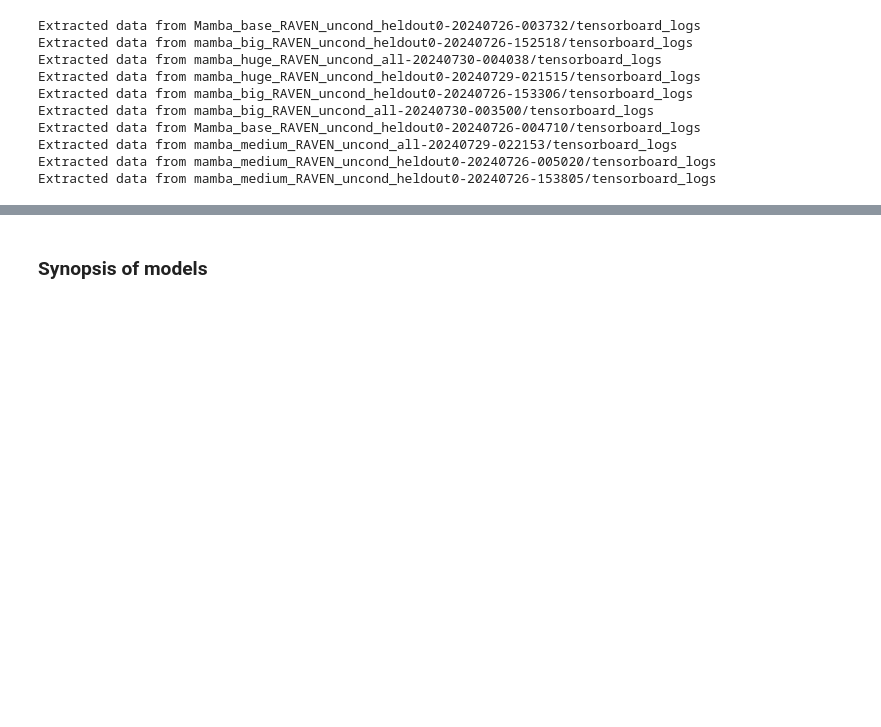
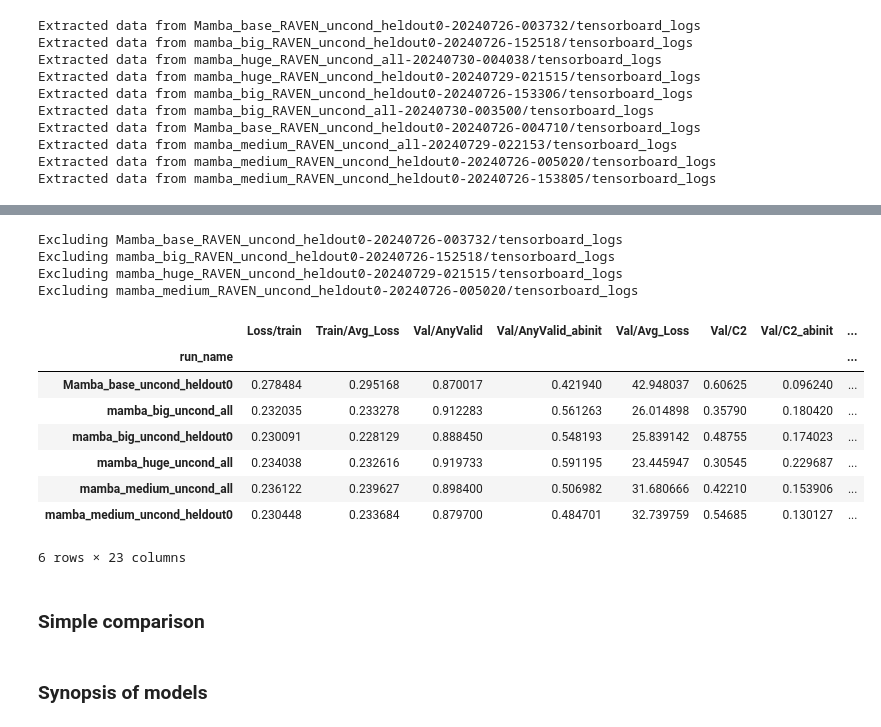
Before and after one commit to Animadversio/DiffusionReasoning, a Jupyter notebook: notebooks/Autoregressive_model_Family_final_synopsis.ipynb, the cells around one changed output, grey strips where cells are left out. Saved outputs shown, nothing was run; the diff lists cells and outputs as text; code cells hidden in the pictures; blank space fills up the shorter version.

Commit message:
add autoregressive comparison

```diff
--- a/notebooks/Autoregressive_model_Family_final_synopsis.ipynb
+++ b/notebooks/Autoregressive_model_Family_final_synopsis.ipynb
@@ -493,5 +519,33 @@ syndf_SSM
 # %%
 pkl.dump(tb_data_col_SSM, open(join(tabdir, "SSM_raven_tensorboard_raw_data.pkl"), "wb"))
 syndf_SSM.to_csv(join(tabdir, "SSM_raven_tensorboard_data.csv"))
+# %%
+excluded_runs = [
+    "Mamba_base_RAVEN_uncond_heldout0-20240726-003732/tensorboard_logs",
+    "mamba_big_RAVEN_uncond_heldout0-20240726-152518/tensorboard_logs",
+    "mamba_huge_RAVEN_uncond_heldout0-20240729-021515/tensorboard_logs",
+    "mamba_medium_RAVEN_uncond_heldout0-20240726-005020/tensorboard_logs",
+]
+
+syndf_SSM_std = extract_last_K_step_avg_summary(tb_data_col_SSM, simplify_runname_SSM, exclude_runs=excluded_runs, K=10, compute_std=True)
+syndf_SSM_std = syndf_SSM_std.sort_index()
+syndf_SSM_std.to_csv(join(tabdir, "SSM_raven_tensorboard_data_last10.csv"))
+syndf_SSM_std
+# %% [output]
+Excluding Mamba_base_RAVEN_uncond_heldout0-20240726-003732/tensorboard_logs
+Excluding mamba_big_RAVEN_uncond_heldout0-20240726-152518/tensorboard_logs
+Excluding mamba_huge_RAVEN_uncond_heldout0-20240729-021515/tensorboard_logs
+Excluding mamba_medium_RAVEN_uncond_heldout0-20240726-005020/tensorboard_logs
+|  | Loss/train | Train/Avg_Loss | Val/AnyValid | Val/AnyValid_abinit | Val/Avg_Loss | Val/C2 | Val/C2_abinit | ... |
+| run_name |  |  |  |  |  |  |  | ... |
+| Mamba_base_uncond_heldout0 | 0.278484 | 0.295168 | 0.870017 | 0.421940 | 42.948037 | 0.60625 | 0.096240 | ... |
+| mamba_big_uncond_all | 0.232035 | 0.233278 | 0.912283 | 0.561263 | 26.014898 | 0.35790 | 0.180420 | ... |
+| mamba_big_uncond_heldout0 | 0.230091 | 0.228129 | 0.888450 | 0.548193 | 25.839142 | 0.48755 | 0.174023 | ... |
+| mamba_huge_uncond_all | 0.234038 | 0.232616 | 0.919733 | 0.591195 | 23.445947 | 0.30545 | 0.229687 | ... |
+| mamba_medium_uncond_all | 0.236122 | 0.239627 | 0.898400 | 0.506982 | 31.680666 | 0.42210 | 0.153906 | ... |
+| mamba_medium_uncond_heldout0 | 0.230448 | 0.233684 | 0.879700 | 0.484701 | 32.739759 | 0.54685 | 0.130127 | ... |
+6 rows × 23 columns
+# %% [markdown]
+### Simple comparison
 # %%
 tb_data_col_SSM = pkl.load(open(join(tabdir, "SSM_raven_tensorboard_raw_data.pkl"), "rb"))
```
Also changed, not shown: parts of 5 cells of this notebook.
